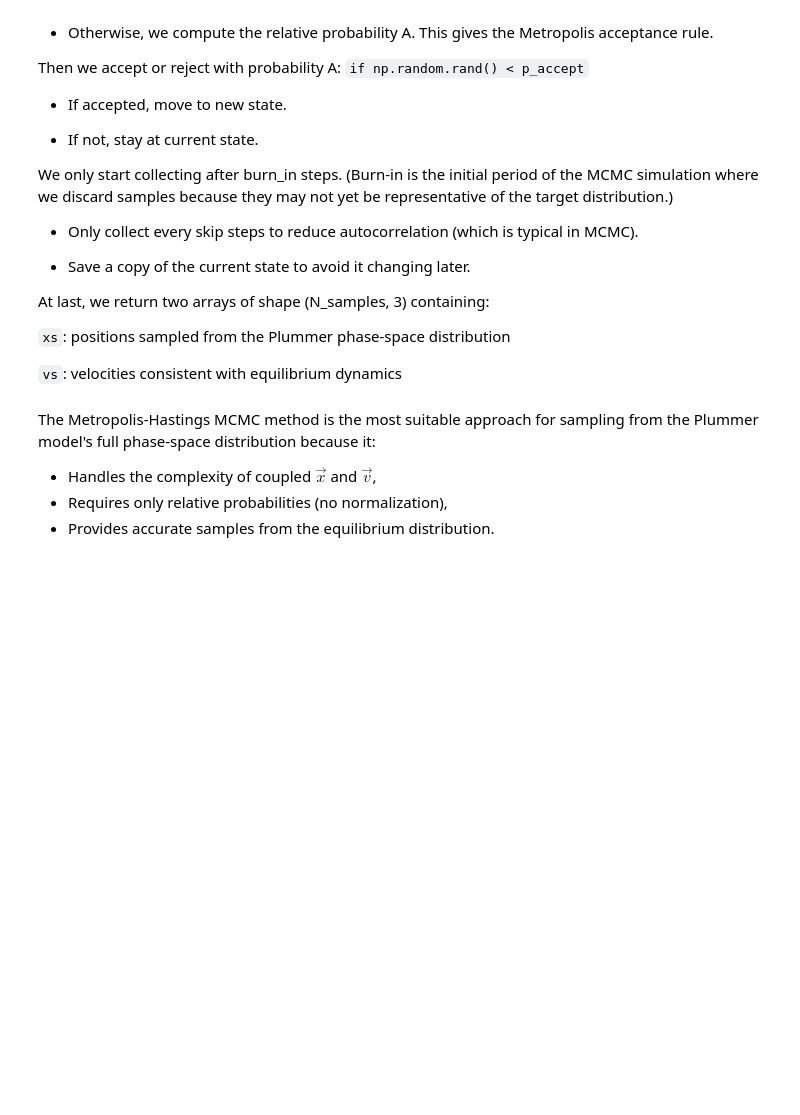
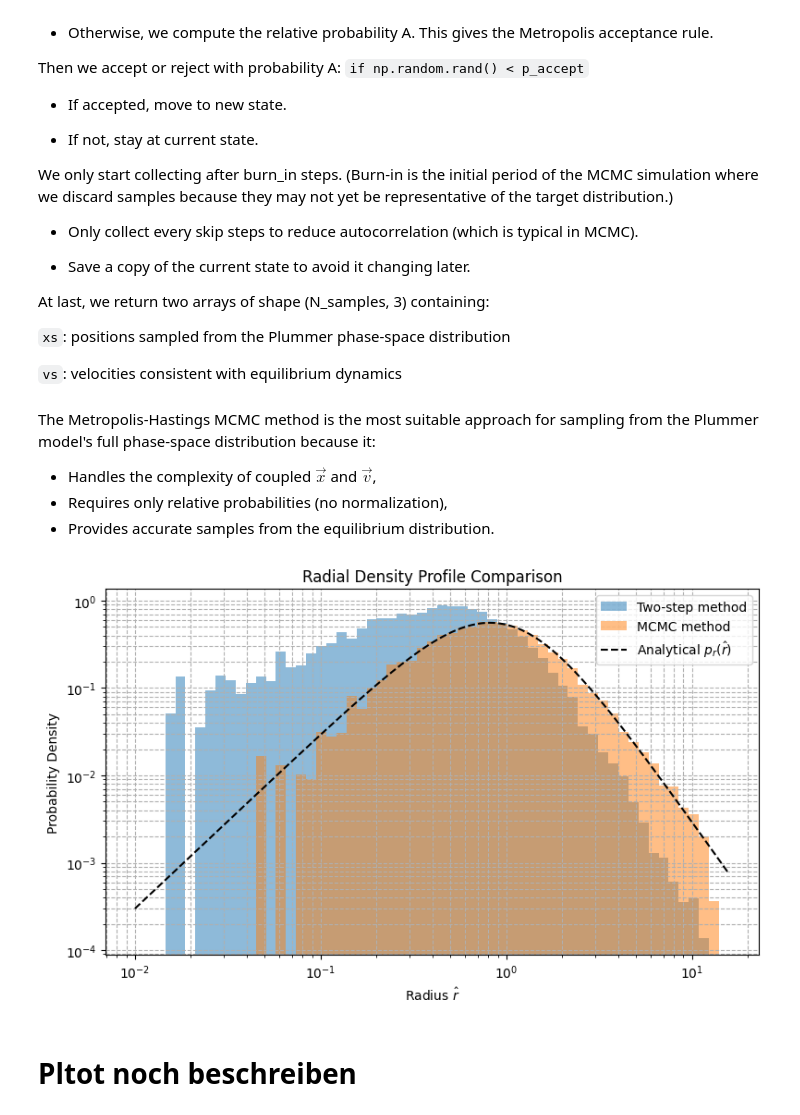
Before and after one commit to ShannonS00/Computational-Astrophysics, a Jupyter notebook: Worksheet_5_G22.ipynb, the cells around one changed output. Cells and saved outputs as stored; diff of their text form; code cells hidden in the pictures; blank space fills up the shorter version.

Commit message:
Added f) comprison
MISSING: Plot description

```diff
--- a/Worksheet_5_G22.ipynb
+++ b/Worksheet_5_G22.ipynb
@@ -522,0 +558,7 @@ The Metropolis-Hastings MCMC method is the most suitable approach for sampling f
+# %%
+# call the function
+compare_density_profiles(N_samples=10000)
+# %% [output]
+[figure, added]
+# %% [markdown]
+# Pltot noch beschreiben
```
Also changed, not shown: parts of 1 cell of this notebook.
